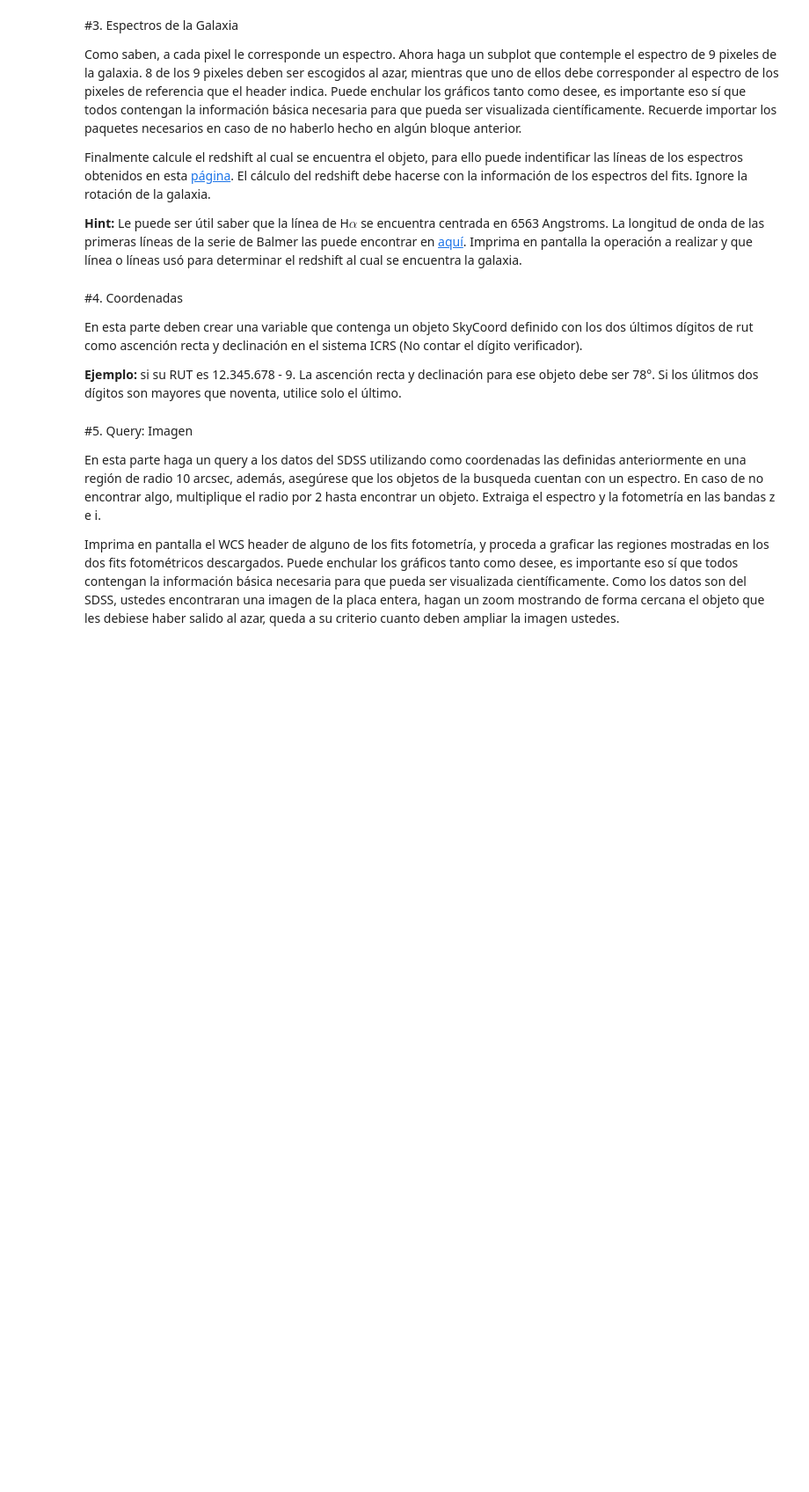
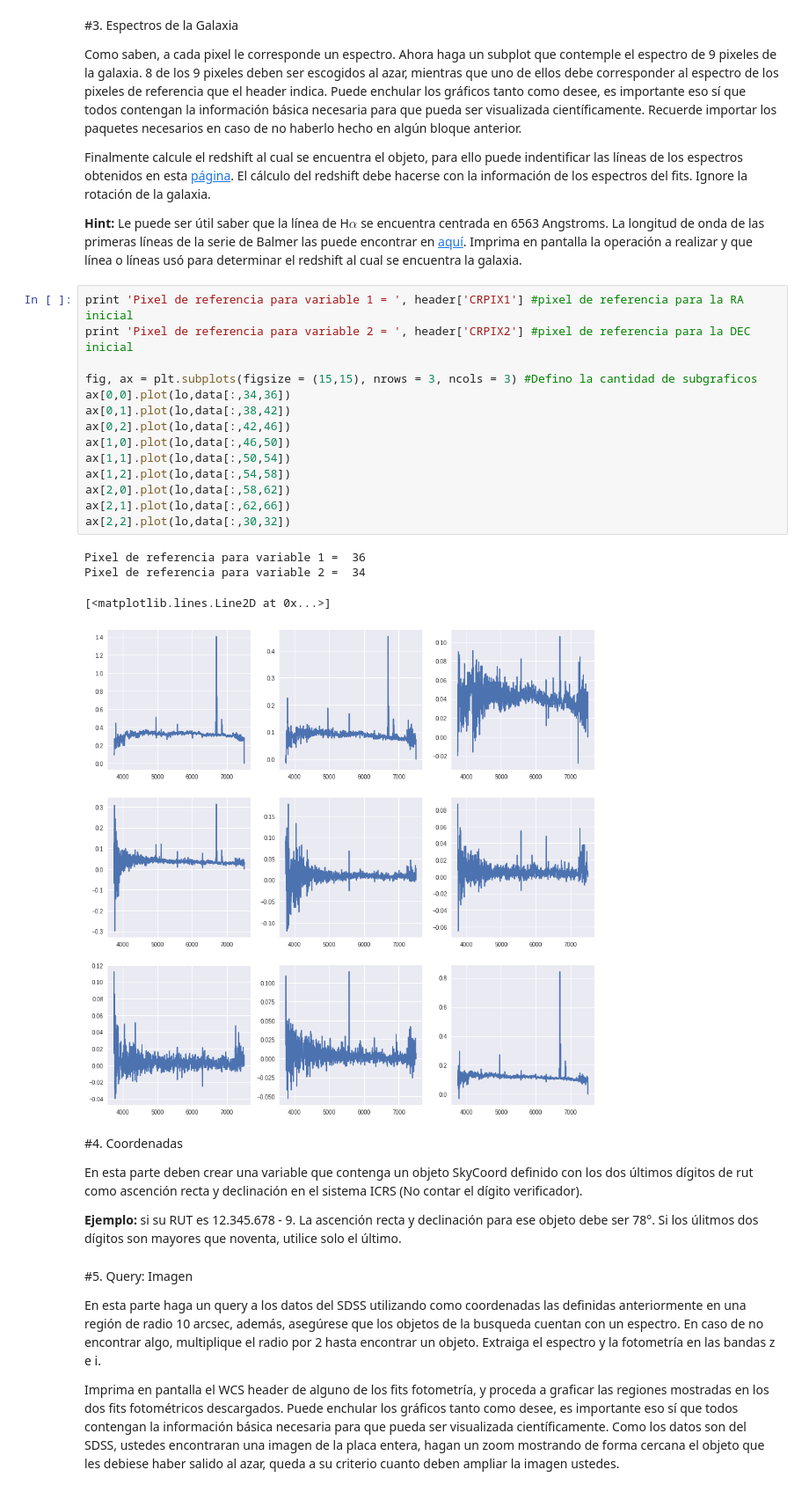
Before and after one commit to JoseJD7/minitarea4, a Jupyter notebook: minitarea4.ipynb, the cells around one changed output. Shown at 88% size. Cells and saved outputs as stored; diff of their text form; blank space fills up the shorter version.

Commit message:
avance parte 3, solo plots xd

```diff
--- a/minitarea4.ipynb
+++ b/minitarea4.ipynb
@@ -194,6 +198,25 @@ Como saben, a cada pixel le corresponde un espectro. Ahora haga un subplot que c
 Finalmente calcule el redshift al cual se encuentra el objeto, para ello puede indentificar las líneas de los espectros obtenidos en esta [página](http://skyserver.sdss.org/dr15/en/tools/chart/navi.aspx). El cálculo del redshift debe hacerse con la información de los espectros del fits. Ignore la rotación de la galaxia.
 
 **Hint:** Le puede ser útil saber que la línea de H$\alpha$ se encuentra centrada en 6563 Angstroms. La longitud de onda de las primeras líneas de la serie de Balmer las puede encontrar en [aquí](https://es.wikipedia.org/wiki/L%C3%ADneas_de_Balmer). Imprima en pantalla la operación a realizar y que línea o líneas usó para determinar el redshift al cual se encuentra la galaxia.
+# %%
+print 'Pixel de referencia para variable 1 = ', header['CRPIX1'] #pixel de referencia para la RA inicial
+print 'Pixel de referencia para variable 2 = ', header['CRPIX2'] #pixel de referencia para la DEC inicial
+
+fig, ax = plt.subplots(figsize = (15,15), nrows = 3, ncols = 3) #Defino la cantidad de subgraficos
+ax[0,0].plot(lo,data[:,34,36])
+ax[0,1].plot(lo,data[:,38,42])
+ax[0,2].plot(lo,data[:,42,46])
+ax[1,0].plot(lo,data[:,46,50])
+ax[1,1].plot(lo,data[:,50,54])
+ax[1,2].plot(lo,data[:,54,58])
+ax[2,0].plot(lo,data[:,58,62])
+ax[2,1].plot(lo,data[:,62,66])
+ax[2,2].plot(lo,data[:,30,32])
+# %% [output]
+Pixel de referencia para variable 1 =  36
+Pixel de referencia para variable 2 =  34
+[<matplotlib.lines.Line2D at 0x...>]
+[figure, added]
 # %% [markdown]
 #4. Coordenadas
 
```
Also changed, not shown: parts of 1 cell of this notebook.
